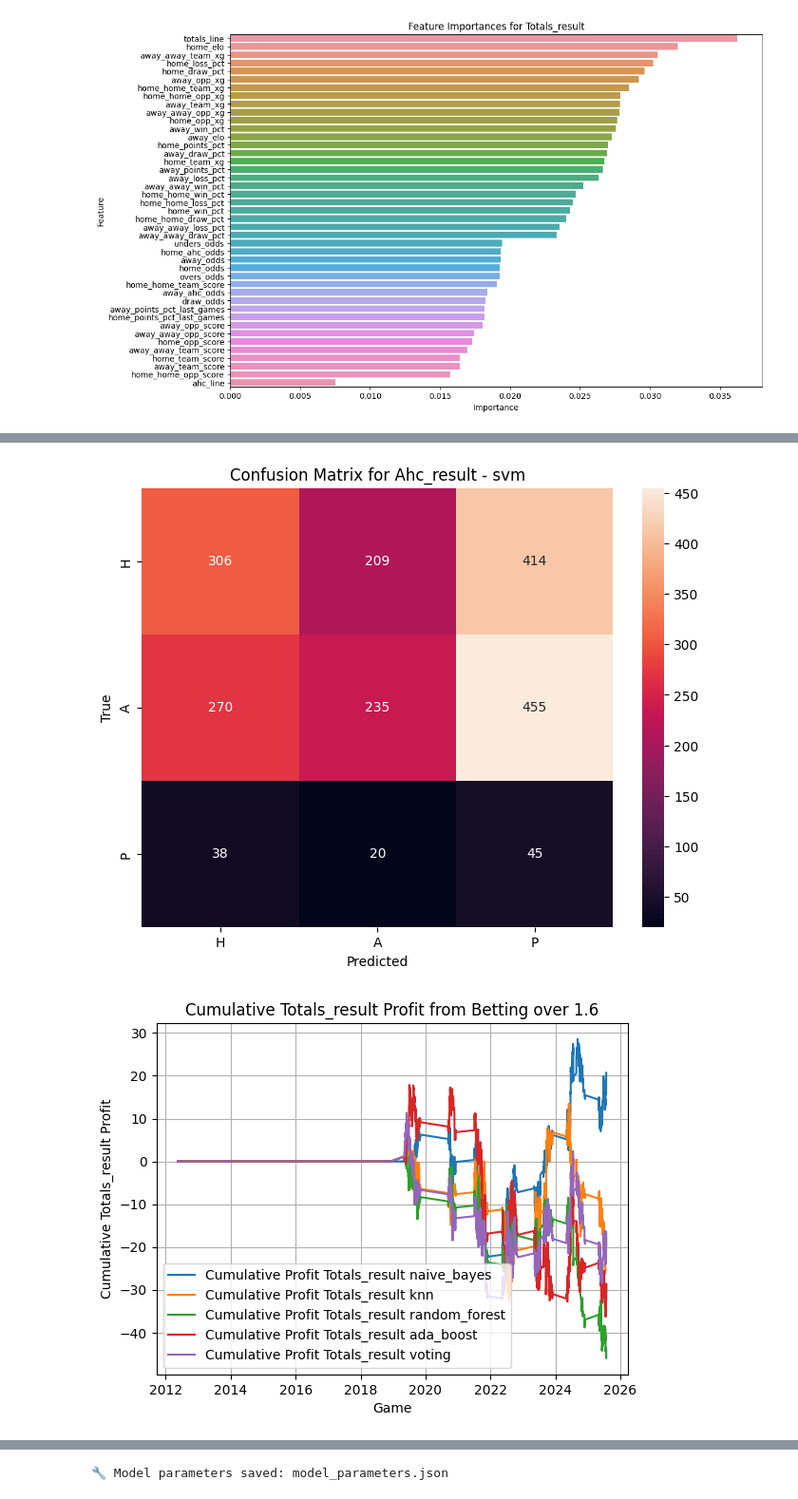
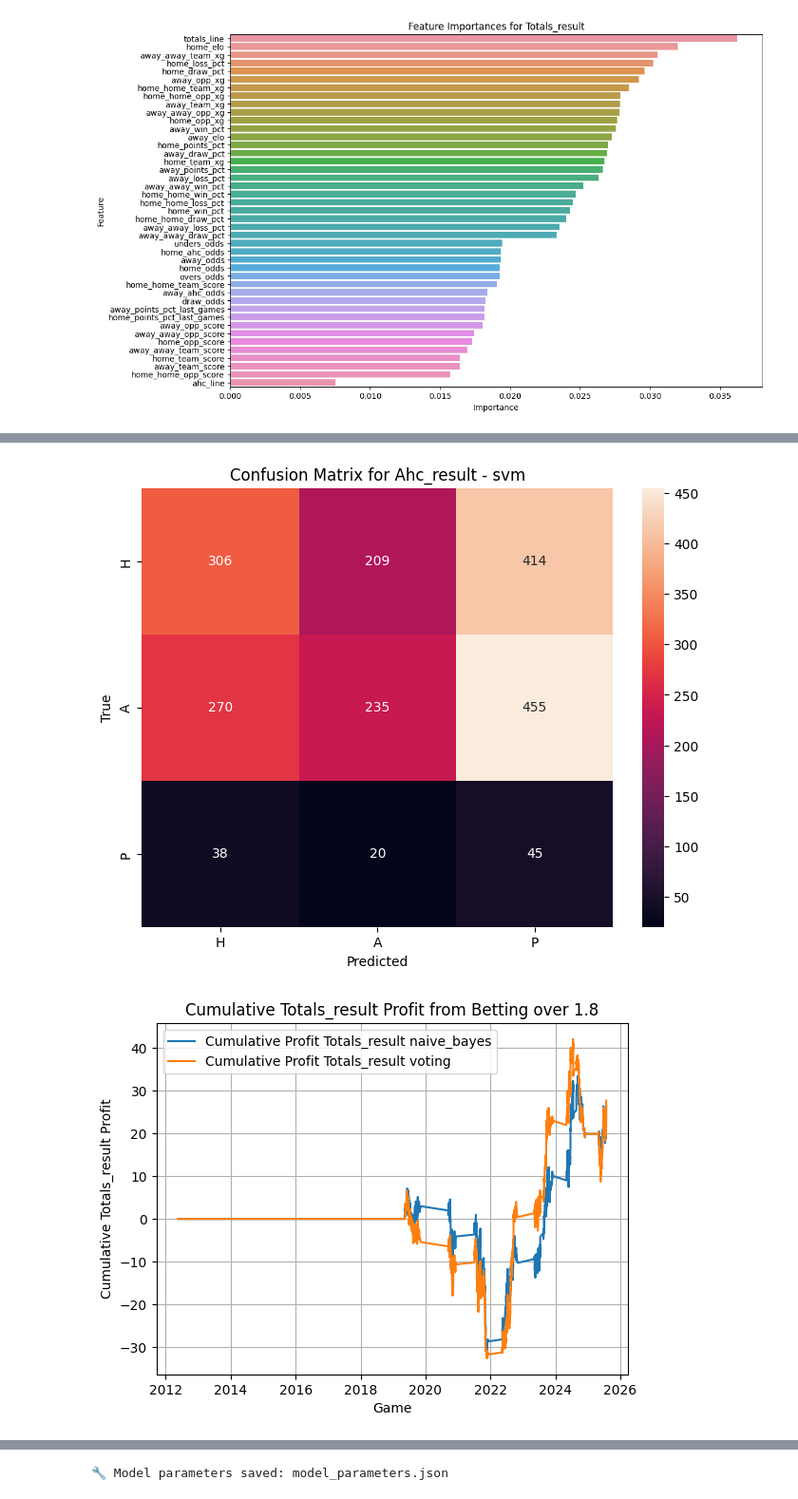
Before and after one commit to caiomelo22/football-predictor, a Jupyter notebook: src/classification_simulator.ipynb, the cells around one changed output, grey strips where cells are left out. Shown at 95% size. Drawn from its saved outputs; the diff is of its cells as text; code cells hidden in the pictures.

```diff
--- a/src/classification_simulator.ipynb
+++ b/src/classification_simulator.ipynb
@@ -16,7 +16,7 @@ start_time = time.time()
 # %%
 league = "usa-mls"
 start_season = 2012
-save_pipeline_bool = False
+save_pipeline_bool = True
 random_state = 0
 
 min_games_played = 10
@@ -53,10 +53,12 @@ filtered_cols = [
     "unders_odds",
 ]
 
+# Market configurations for different bet types
+# Each market has a list of possible outcomes, a threshold for betting, and a list of models to use in the VotingClassifier
 markets = {
-    "result": [["H", "D", "A"], 2.2],
-    "ahc_result": [["H", "A", "P"], 1.6],
-    "totals_result": [["O", "U", "P"], 1.8]
+    "result": [["H", "D", "A"], 2.2, ["random_forest", "naive_bayes", "logistic_regression"]],
+    "ahc_result": [["H", "A", "P"], 1.9, ["random_forest", "svm"]],
+    "totals_result": [["O", "U", "P"], 1.8, ["knn", "naive_bayes"]]
 }
 
 fast_simulation = True
@@ -66,8 +68,6 @@ strategy = "default"
 default_value = 1
 default_bankroll_pct = 0.05
 
-voting_models = ["random_forest", "naive_bayes", "logistic_regression"]
-
 plot_threshold = 0
 # %%
 # Initialize logger
@@ -184,7 +184,7 @@ function_calls = []
 
 for season in range(start_season + 1, last_season + 1):
     for result_col, market_values in markets.items():
-        class_order, _ = market_values
+        class_order, _, voting_models = market_values
 
         matches_filtered = pf.get_filtered_matches(
             data_df,
@@ -271,13 +271,13 @@ logger.capture_print(show_feature_importances, "Random Forest Feature Importance
 
 min_odds_1x2 = markets["result"][1]
 min_odds_ahc = markets["ahc_result"][1]
-min_odds_totals = 1.6 # markets["totals_result"][1]
+min_odds_totals = markets["totals_result"][1]
 
 def run_profit_analysis():
     return pf.get_classification_simulation_results(
         matches,
         start_season,
-        -50,
+        plot_threshold,
         bankroll,
         strategy,
         default_value,
@@ -299,2 +299,2 @@ best_1x2_model, best_ahc_model, best_totals_model = best_models
 [figure]
-[figure, old version]
+[figure, new version]
```
Also changed, not shown: parts of 3 cells of this notebook, 1 other file.
